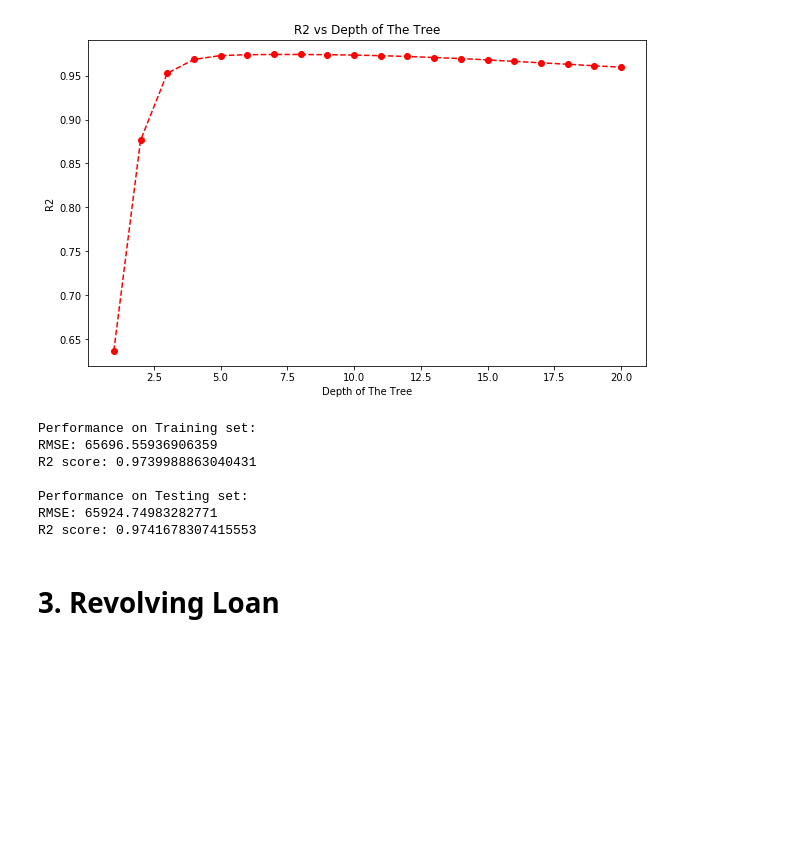
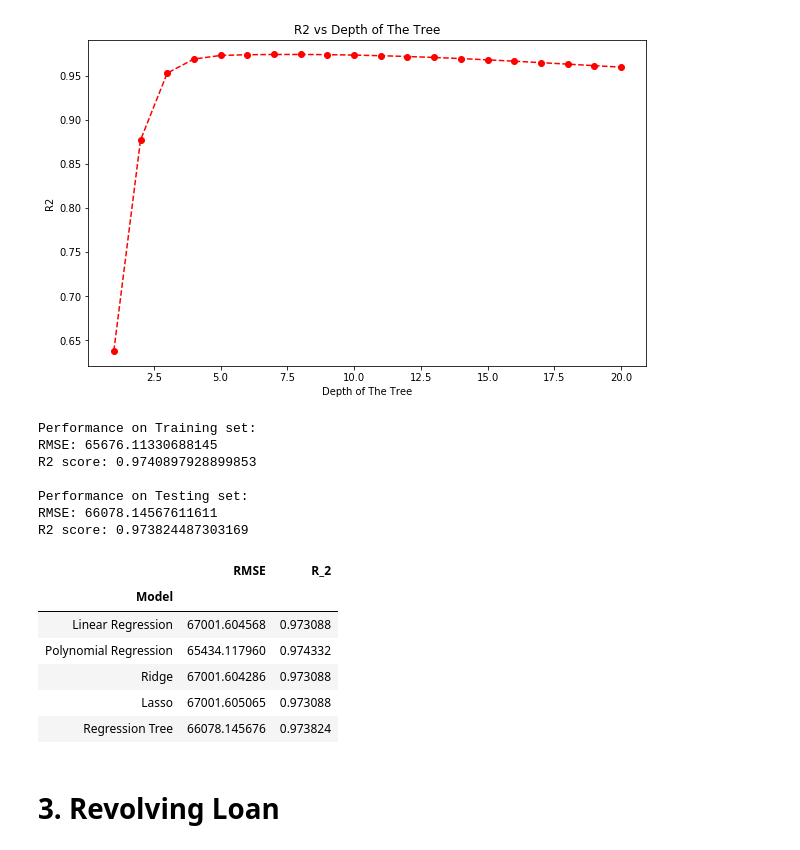
Before and after one commit to Jiaming-Hu/DS4400-Final-Project, a Jupyter notebook: DS4400 Final Project -- Regression.ipynb, the cells around one changed output. Cells and saved outputs as stored; diff of their text form; code cells hidden in the pictures; blank space fills up the shorter version.

```diff
--- a/DS4400 Final Project -- Regression.ipynb
+++ b/DS4400 Final Project -- Regression.ipynb
@@ -90,7 +111,8 @@ def data_preparation(df):
 
     return x_train, y_train, x_test, y_test
 # %%
-def get_metrics(x, y, model):
+result_dic = {}
+def get_metrics(x, y, model, name, add_information):
     # get predicted value
     y_predict = model.predict(x)
     # calculate the rmse
@@ -99,6 +121,9 @@ def get_metrics(x, y, model):
     r2 = r2_score(y, y_predict)
 
     print("RMSE:", rmse, "\nR2 score:", r2)
+    #update result_dic
+    if add_information:
+        result_dic[name] = [name, rmse, r2]
 # %% [markdown]
 # 2. Cash Loan
 # %%
@@ -362,17 +387,29 @@ reg_tree = DecisionTreeRegressor(max_depth = 6)
 reg_tree.fit(x_train, y_train)
 
 print("Performance on Training set:")
-get_metrics(x_train, y_train, reg_tree)
+get_metrics(x_train, y_train, reg_tree, "Regression Tree", False)
 print("\nPerformance on Testing set:")
-get_metrics(x_test, y_test, reg_tree)
+get_metrics(x_test, y_test, reg_tree, "Regression Tree", True)
 # %% [output]
 Performance on Training set:
-RMSE: 65696.55936906359
-R2 score: 0.9739988863040431
+RMSE: 65676.11330688145
+R2 score: 0.9740897928899853
 
 Performance on Testing set:
-RMSE: 65924.74983282771
-R2 score: 0.9741678307415553
+RMSE: 66078.14567611611
+R2 score: 0.973824487303169
+# %%
+result = pd.DataFrame.from_dict(result_dic, orient = 'index',
+                                columns = ["Model", "RMSE", "R_2"])
+display(result.set_index("Model"))
+# %% [output]
+|  | RMSE | R_2 |
+| Model |  |  |
+| Linear Regression | 67001.604568 | 0.973088 |
+| Polynomial Regression | 65434.117960 | 0.974332 |
+| Ridge | 67001.604286 | 0.973088 |
+| Lasso | 67001.605065 | 0.973088 |
+| Regression Tree | 66078.145676 | 0.973824 |
 # %% [markdown]
 # 3. Revolving Loan
 # %%
```
Also changed, not shown: parts of 30 cells of this notebook.
